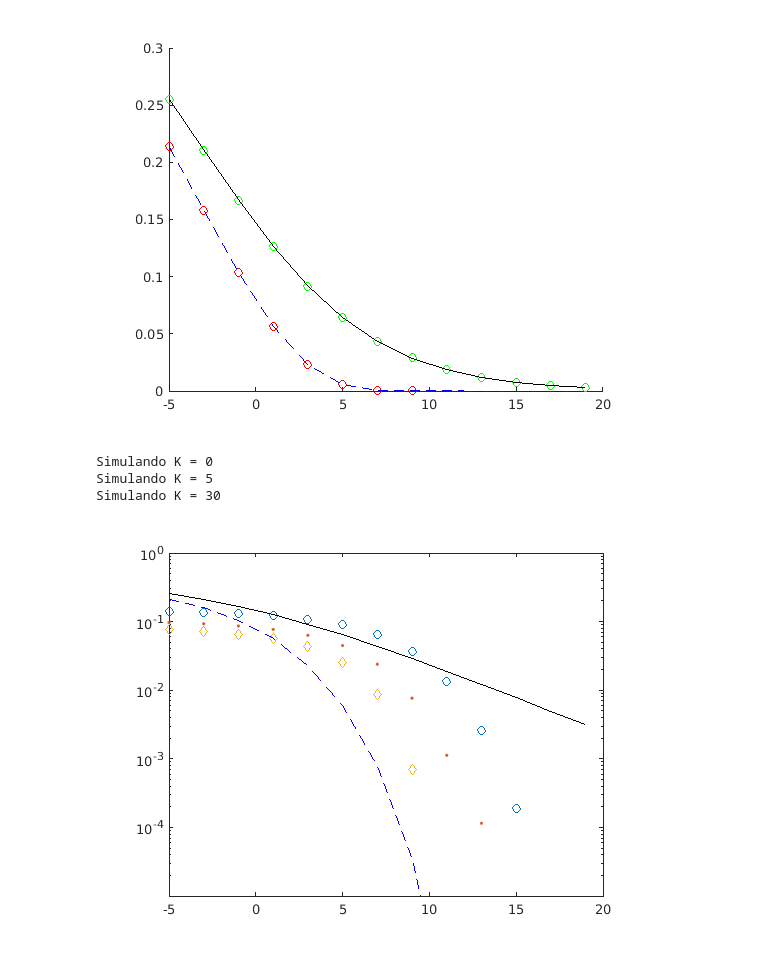
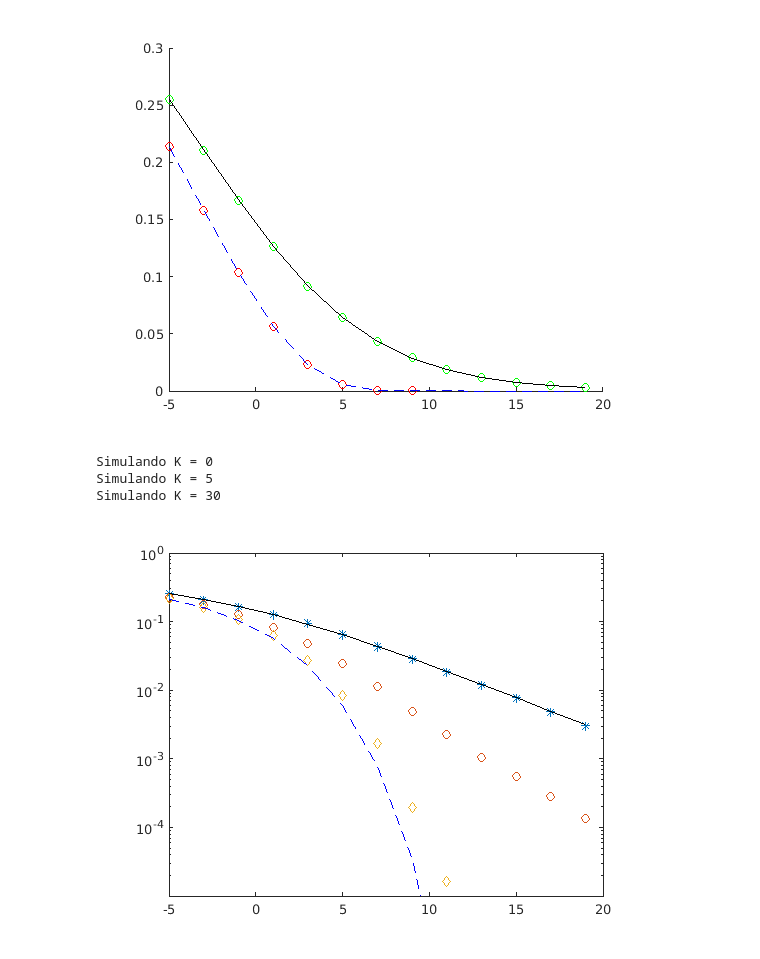
Before and after one commit to jpmarques-13/JoaoPaulo_dco2004, a Jupyter notebook: Pratica11/HandsOn11.ipynb, the cells around one changed output. Cells and saved outputs as stored; diff of their text form; code cells hidden in the pictures.

```diff
--- a/Pratica11/HandsOn11.ipynb
+++ b/Pratica11/HandsOn11.ipynb
@@ -132,7 +132,7 @@ semilogy(EbN0dB,BER_awgn_teorica,'b--')
 [figure]
 # %%
 %Parametros
-N = 10e5;                                   %numero de s�mnolos BPSK a serem transmitidos
+N = 10^6;                                   %numero de s�mnolos BPSK a serem transmitidos
 EbN0dB = -5:2:20;                           %valores EbN0 a simular
 EbN0 = 10.^(EbN0dB/10);                     %EbN0 em escala linear
 totPower = 1;                               %Potencia total (LOS + NLOS)
@@ -147,7 +147,7 @@ x = 2*d -1;                                 %s�mbolos BPSK
 
 simBER_ricean = zeros(length(EbN0dB),1);
 figure
-plotStyleSim=[ 'o' '.' 'd'];
+plotStyleSim=['*' 'o' 'd' ];
 
 %% Loop de K Riciano
 
@@ -168,7 +168,7 @@ for index = 1:length(K)
         %Ruido AWGN complexo com media 0 e variancia 1
         noise = 1/sqrt(2)*(randn(N,1)+j*randn(N,1));
         %vetor de ruido com potencia proporcional a EbN0 corrente
-        n = noise*10^(-EbN0(i)/20);
+        n = noise*10^(-EbN0dB(i)/20);
         h = ((sigma*randn(N,1)+s)+j*(randn(N,1)*sigma+0));
         %
         %receptor
@@ -176,31 +176,32 @@ for index = 1:length(K)
         y_ricean = h.*x+n;
         %Receptor coerente : equalizacao + decisao
         y_ricean_cap = y_ricean./h;
         r_ricean = real(y_ricean_cap)>0;
         %contador de erro
         simBER_ricean(i) = sum(xor(d,r_ricean));
         %fim do noo EbNo
     end
 
     %calculo da BER para valor k corrente
     simBER_ricean = simBER_ricean/N;
     semilogy(EbN0dB,simBER_ricean,plotStyle);
     hold on
 end
 
 BER_rayleigh_teorica = 0.5*(1-sqrt(EbN0./(1+EbN0)));
 BER_awgn_teorica = qfunc(sqrt(2*EbN0));
 %% graficos
 % Rayleigh te�rico
 hold on
 semilogy(EbN0dB,BER_rayleigh_teorica,'k-')
 % AWGN te�rico
 hold on
 semilogy(EbN0dB,BER_awgn_teorica,'b--')
 ylim([10e-6 1])
 hold off
+legend('Rice com k=0','Rice com k=10','Rice com k=30','rayleigh Teorica','AWGN teorica')
 # %% [output]
 Simulando K = 0
 Simulando K = 5
 Simulando K = 30
-[figure, old version]
+[figure, new version]
```
